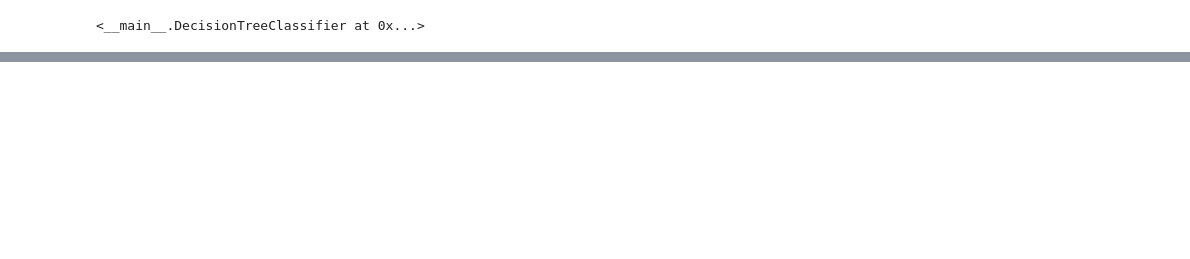
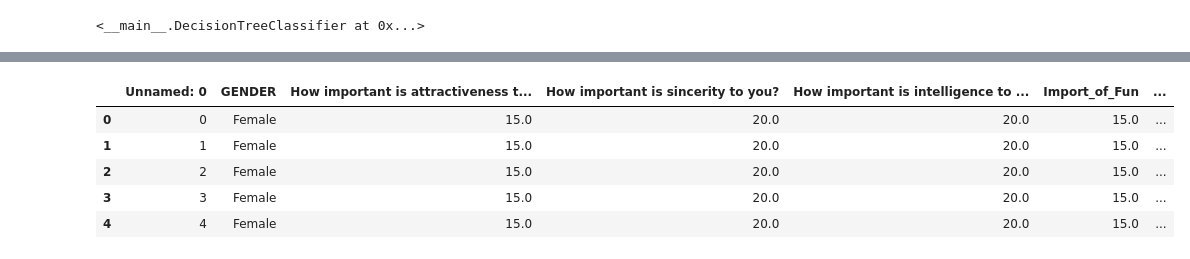
Before and after one commit to serinamarie/CS-Build-Sprint-1, a Jupyter notebook: DecisionTreeClassifier.ipynb, the cells around one changed output, grey strips where cells are left out. Saved outputs shown, nothing was run; the diff lists cells and outputs as text; code cells hidden in the pictures; blank space fills up the shorter version.

```diff
--- a/DecisionTreeClassifier.ipynb
+++ b/DecisionTreeClassifier.ipynb
@@ -386,0 +397,12 @@ test_df.head()
+# %%
+import pandas as pd
+dating = pd.read_csv('smallspeeddating.csv')
+# %%
+dating.head()
+# %% [output]
+|  | Unnamed: 0 | GENDER | How important is attractiveness t... | How important is sincerity to you? | How important is intelligence to ... | Import_of_Fun | ... |
+| 0 | 0 | Female | 15.0 | 20.0 | 20.0 | 15.0 | ... |
+| 1 | 1 | Female | 15.0 | 20.0 | 20.0 | 15.0 | ... |
+| 2 | 2 | Female | 15.0 | 20.0 | 20.0 | 15.0 | ... |
+| 3 | 3 | Female | 15.0 | 20.0 | 20.0 | 15.0 | ... |
+| 4 | 4 | Female | 15.0 | 20.0 | 20.0 | 15.0 | ... |
```
Also changed, not shown: parts of 22 cells of this notebook, 3 other files.
